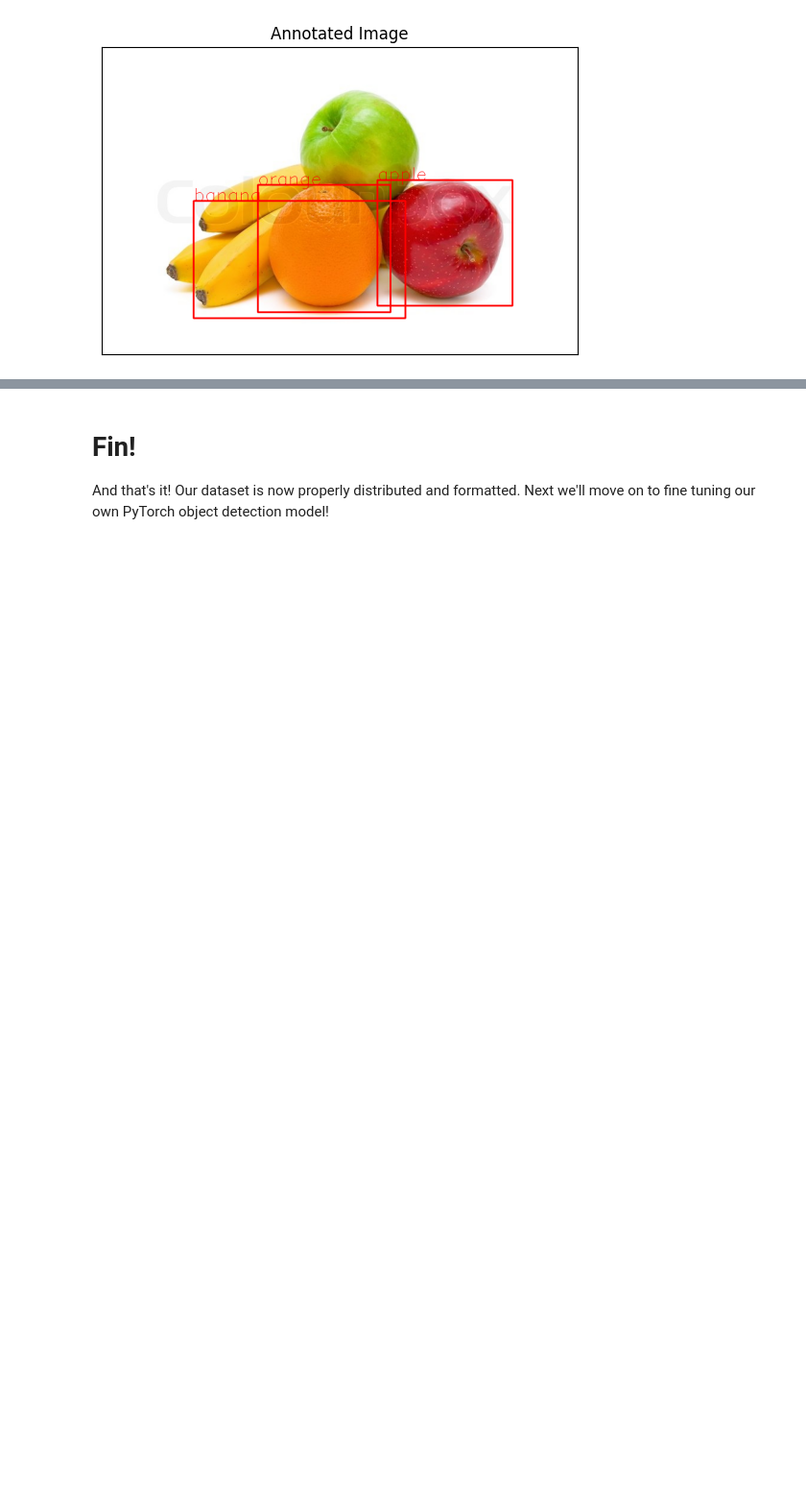
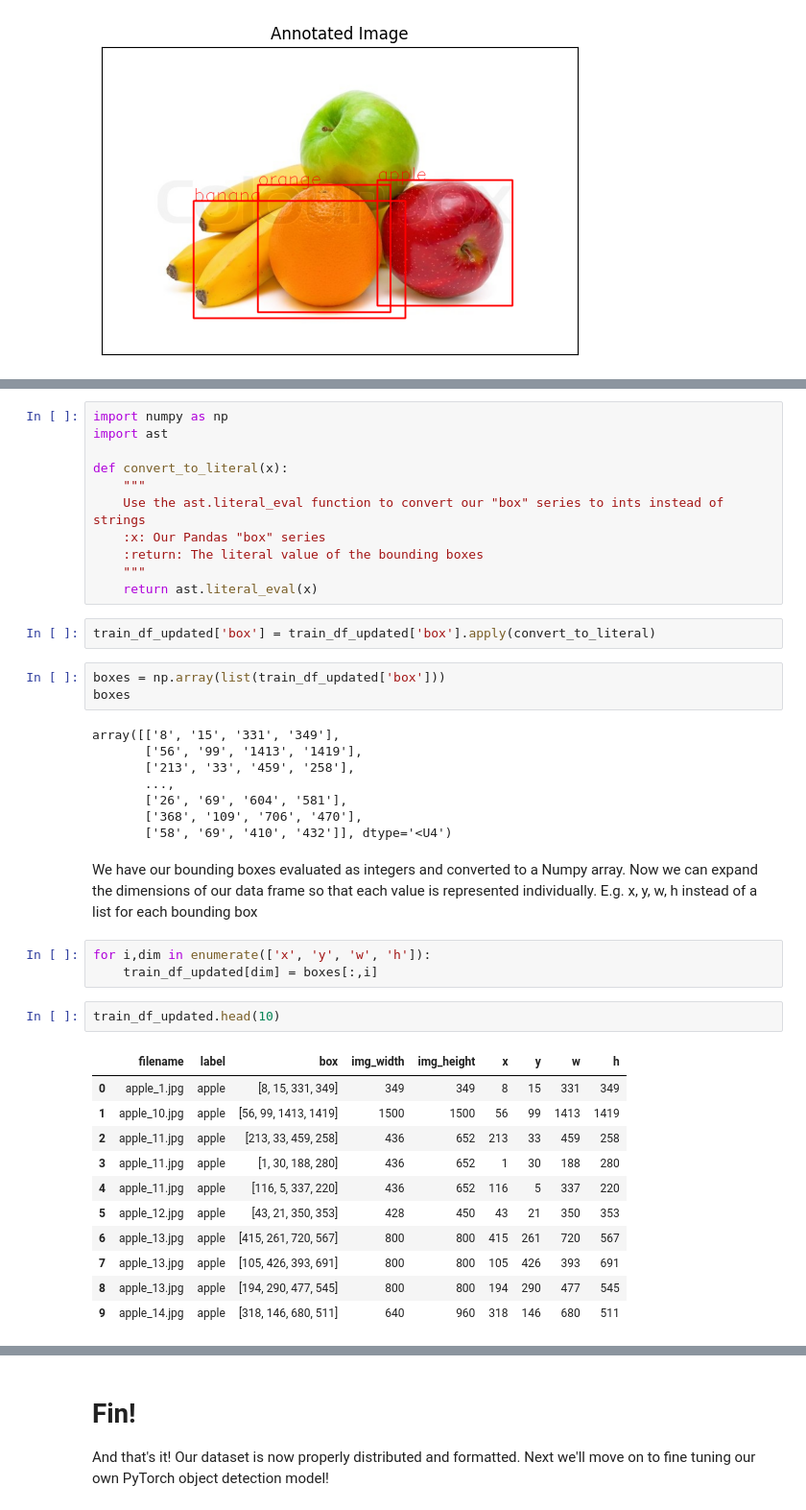
Before and after one commit to jedavis82/od_pt_tutorial, a Jupyter notebook: create_dataset.ipynb, the cells around one changed output, grey strips where cells are left out. Shown at 96% size. Cells and saved outputs as stored; diff of their text form; blank space fills up the shorter version.

```diff
--- a/create_dataset.ipynb
+++ b/create_dataset.ipynb
@@ -376,0 +610,45 @@ banana
+# %%
+import numpy as np
+import ast
+
+def convert_to_literal(x):
+    """
+    Use the ast.literal_eval function to convert our "box" series to ints instead of strings
+    :x: Our Pandas "box" series
+    :return: The literal value of the bounding boxes
+    """
+    return ast.literal_eval(x)
+# %%
+train_df_updated['box'] = train_df_updated['box'].apply(convert_to_literal)
+# %%
+boxes = np.array(list(train_df_updated['box']))
+boxes
+# %% [output]
+array([['8', '15', '331', '349'],
+       ['56', '99', '1413', '1419'],
+       ['213', '33', '459', '258'],
+       ...,
+       ['26', '69', '604', '581'],
+       ['368', '109', '706', '470'],
+       ['58', '69', '410', '432']], dtype='<U4')
+# %% [markdown]
+We have our bounding boxes evaluated as integers and converted to a Numpy array.
+Now we can expand the dimensions of our data frame so that each value is represented individually.
+E.g. x, y, w, h instead of a list for each bounding box
+# %%
+for i,dim in enumerate(['x', 'y', 'w', 'h']):
+    train_df_updated[dim] = boxes[:,i]
+# %%
+train_df_updated.head(10)
+# %% [output]
+|  | filename | label | box | img_width | img_height | x | y | w | h |
+| 0 | apple_1.jpg | apple | [8, 15, 331, 349] | 349 | 349 | 8 | 15 | 331 | 349 |
+| 1 | apple_10.jpg | apple | [56, 99, 1413, 1419] | 1500 | 1500 | 56 | 99 | 1413 | 1419 |
+| 2 | apple_11.jpg | apple | [213, 33, 459, 258] | 436 | 652 | 213 | 33 | 459 | 258 |
+| 3 | apple_11.jpg | apple | [1, 30, 188, 280] | 436 | 652 | 1 | 30 | 188 | 280 |
+| 4 | apple_11.jpg | apple | [116, 5, 337, 220] | 436 | 652 | 116 | 5 | 337 | 220 |
+| 5 | apple_12.jpg | apple | [43, 21, 350, 353] | 428 | 450 | 43 | 21 | 350 | 353 |
+| 6 | apple_13.jpg | apple | [415, 261, 720, 567] | 800 | 800 | 415 | 261 | 720 | 567 |
+| 7 | apple_13.jpg | apple | [105, 426, 393, 691] | 800 | 800 | 105 | 426 | 393 | 691 |
+| 8 | apple_13.jpg | apple | [194, 290, 477, 545] | 800 | 800 | 194 | 290 | 477 | 545 |
+| 9 | apple_14.jpg | apple | [318, 146, 680, 511] | 640 | 960 | 318 | 146 | 680 | 511 |
```
Also changed, not shown: parts of 41 cells of this notebook, 2 other files.
